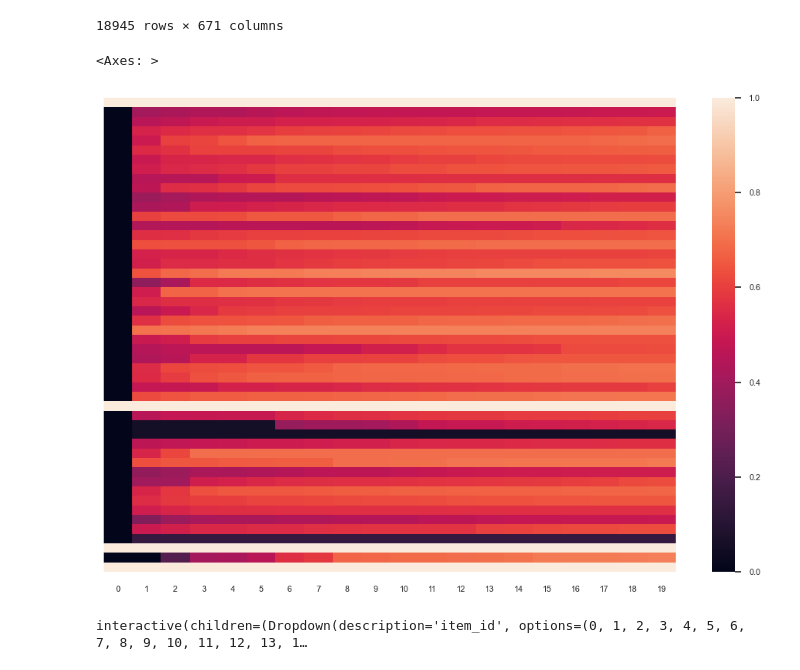
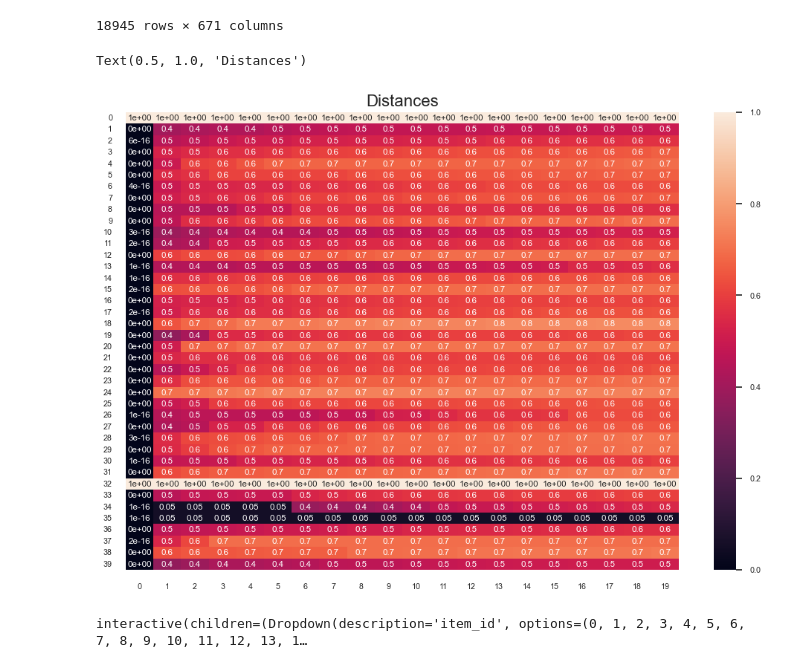
Before and after one commit to kike1985/Machine-Learning, a Jupyter notebook: 0401_Recommender_Systems_Movie.ipynb, the cells around one changed output. Saved outputs shown, nothing was run; the diff lists cells and outputs as text; code cells hidden in the pictures.

```diff
--- a/0401_Recommender_Systems_Movie.ipynb
+++ b/0401_Recommender_Systems_Movie.ipynb
@@ -482,0 +496,9 @@ build_imputers_resume()
+# %%
+rated_items_per_user = user_ratings_df.groupby(by='user_id')['rating'].count().sort_values(ascending=False)
+
+plt.rcParams['figure.figsize'] = (12, 6)
+rated_items_per_user[:50].plot.bar()
+plt.title('Rated Items per User', fontsize=16)
+plt.xlabel('User ID', fontsize=12)
+plt.ylabel('Count', fontsize=12)
+plt.show()
@@ -482,0 +507,9 @@ build_imputers_resume()
+# %%
+ratings_per_item = user_ratings_df.groupby(by='item_id')['rating'].count().sort_values(ascending=False)
+
+plt.rcParams['figure.figsize'] = (12, 6)
+ratings_per_item[:50].plot.bar()
+plt.title('Ratings per Item', fontsize=16)
+plt.xlabel('Item ID', fontsize=12)
+plt.ylabel('Count', fontsize=12)
+plt.show()
@@ -1285,8 +1361,10 @@ knn = NearestNeighbors(n_neighbors=20, metric='cosine', algorithm='brute').fit(u
 distances, indices = knn.kneighbors(user_ratings_pivot)
 # %%
 plt.rcParams['figure.figsize'] = (12, 8)
-sns.heatmap(data=distances[:50], annot=False, yticklabels=False)
+sns.heatmap(data=distances[:40], annot=True, fmt='.1')
+plt.yticks(rotation=0)
+plt.title('Distances', fontsize=16)
 # %% [output]
-<Axes: >
+Text(0.5, 1.0, 'Distances')
-[figure, old version]
+[figure, new version]
 # %%
```
Also changed, not shown: parts of 34 cells of this notebook, 1 other file.
